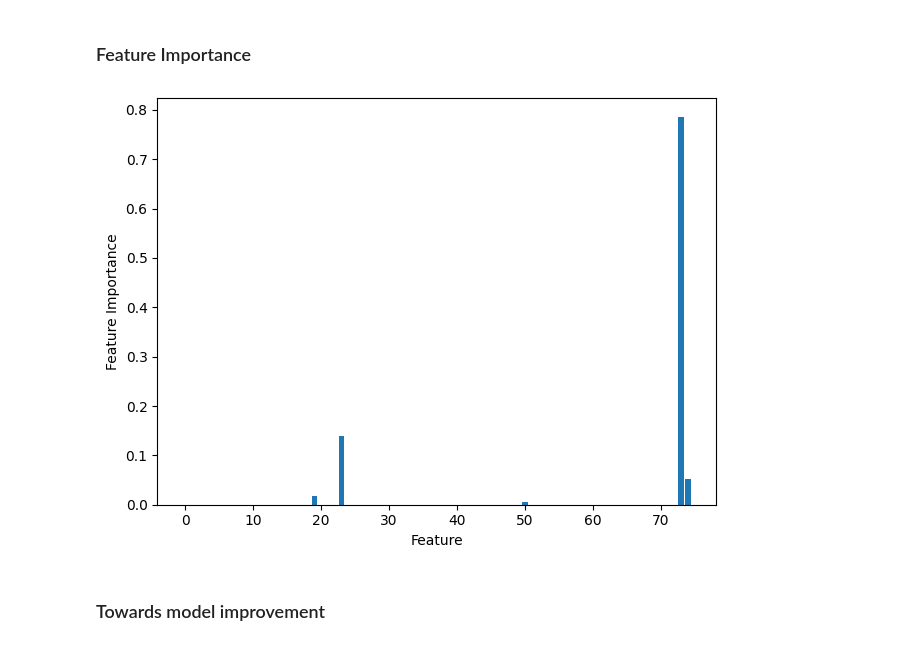
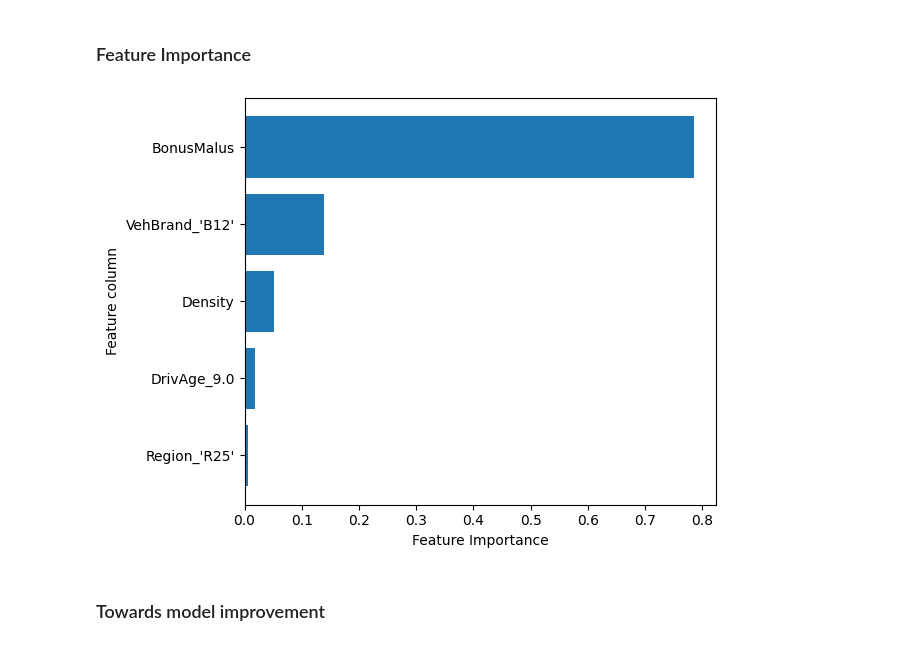
Before and after one commit to lexej/car-insurance, a Jupyter notebook: car-insurance.ipynb, the cells around one changed output. Drawn from its saved outputs; the diff is of its cells as text; code cells hidden in the pictures.

Commit message:
feature importance

```diff
--- a/car-insurance.ipynb
+++ b/car-insurance.ipynb
@@ -225,8 +225,25 @@ column_trans = ColumnTransformer(
 X_encoded = column_trans.fit_transform(X).toarray()
 
 
+transformed_columns = []
+
+for name, transformer, columns in column_trans.transformers_:
+    if isinstance(transformer, KBinsDiscretizer):
+        #   KBinsDiscretizer replaces 2 cols with 20 cols
+        transformed_columns.extend(transformer.get_feature_names_out(input_features=columns))
+    elif isinstance(transformer, OneHotEncoder):
+        #   OneHotEncoder replaces 5 cols with 53 cols
+        transformed_columns.extend(transformer.get_feature_names_out(input_features=columns))
+    else:
+        #   passthrough and log_scale_transformer replace their column
+        transformed_columns.extend(columns)
+
+print(f'Col names; length {len(transformed_columns)} : ', transformed_columns)
+
 print(f"Encoded Features; type {type(X_encoded)}, shape {X_encoded.shape} : ")
 display(X_encoded)
+
+
 
 
 #############################################################
@@ -362,18 +380,31 @@ Mean Absolute Error (test): 419.59
 Mean Absolute Percentage Error (test): 0.0376
 # %% [markdown]
 ### Feature Importance
-# %%
-fig, ax = plt.subplots()
-
-plt.bar(range(len(model.feature_importances_)), model.feature_importances_)
-
-ax.set_xlabel("Feature")
-ax.set_ylabel("Feature Importance")
-fig.tight_layout()
-
-plt.show()
-# %% [output]
-[figure, removed]
+# %%
+#   Get most important features and their importance
+
+feature_importances_dict = dict(zip(transformed_columns, model.feature_importances_))
+
+#   Sort by value
+feature_importances_sorted= sorted(feature_importances_dict.items(), key=lambda item: item[1])
+
+#   Drop zero importance columns
+feature_importances_dict = {k: v for k, v in feature_importances_sorted if v != 0}
+
+
+#   Plot feature importances
+
+fig, ax = plt.subplots()
+
+plt.barh(list(feature_importances_dict.keys()), list(feature_importances_dict.values()))
+
+ax.set_xlabel("Feature Importance")
+ax.set_ylabel("Feature column")
+fig.tight_layout()
+
+plt.show()
+# %% [output]
+[figure, added]
 # %% [markdown]
 ### Towards model improvement
 # %% [markdown]
```
Also changed, not shown: parts of 3 cells of this notebook.
